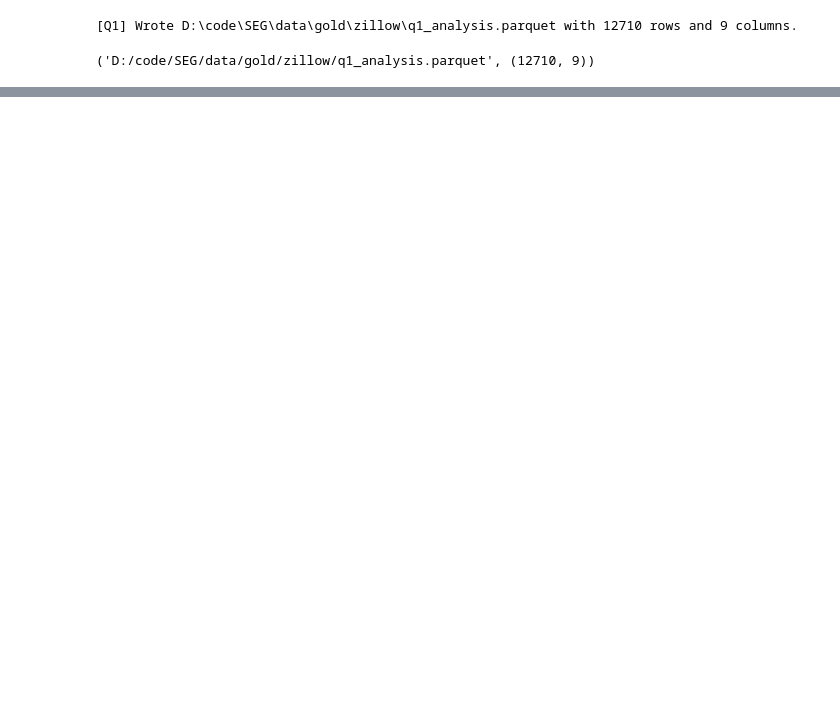
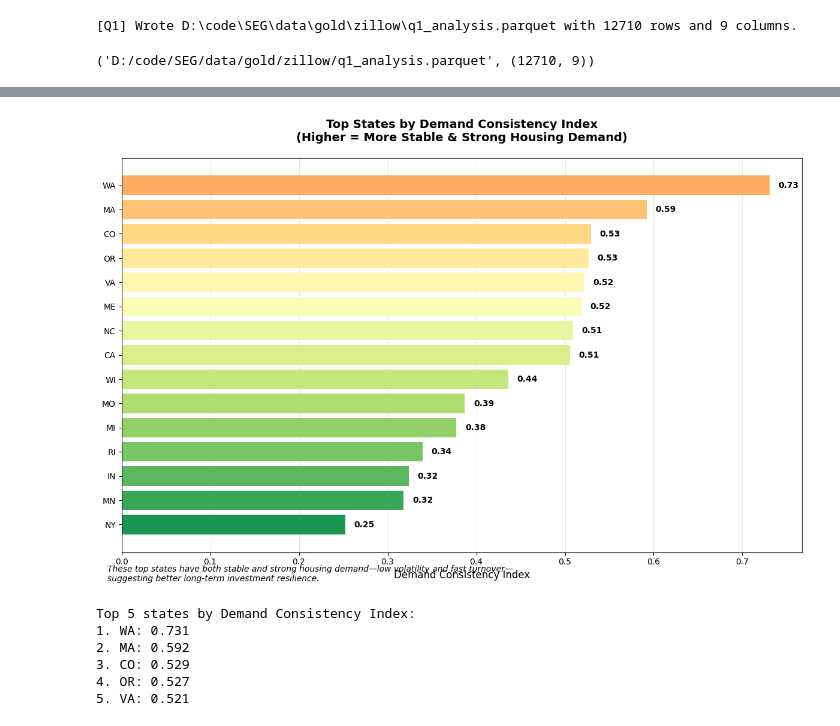
Before and after one commit to Tim-Chen11/STG, a Jupyter notebook: scripts/Q1_analysis.ipynb, the cells around one changed output, grey strips where cells are left out. Drawn from its saved outputs; the diff is of its cells as text; code cells hidden in the pictures; blank space fills up the shorter version.

```diff
--- a/scripts/Q1_analysis.ipynb
+++ b/scripts/Q1_analysis.ipynb
@@ -264,0 +378,13 @@ metrics_df.shape, metrics_df.head()
+# %%
+# Use a 4-week rolling mean (within each state) ONLY for volatility
+weekly_sm = (
+    weekly.lazy()
+    .with_columns(
+        pl.col("SaleListGapPct_w")
+          .rolling_mean(window_size=4, min_periods=1)
+          .over("State")
+          .alias("SaleListGapPct_w_smoothed")
+    )
+    .collect()
+)
+print("weekly_sm:", weekly_sm.shape, weekly_sm.columns)
@@ -264,0 +477,59 @@ metrics_df.shape, metrics_df.head()
+# %%
+# 1. Bar Chart — "Top States by Demand Consistency Index"
+import matplotlib.pyplot as plt
+import seaborn as sns
+import numpy as np
+
+# Get top 15 states for the bar chart
+top_states = rank_df.filter(pl.col("DemandConsistencyIndex").is_not_null()).head(15)
+
+fig, ax = plt.subplots(figsize=(12, 8))
+
+# Create horizontal bar chart
+states = top_states['Region'].to_list()
+indices = top_states['DemandConsistencyIndex'].to_list()
+
+# Create color gradient from green to red based on index values
+colors = plt.cm.RdYlGn(np.linspace(0.3, 0.9, len(indices)))
+
+bars = ax.barh(range(len(states)), indices, color=colors)
+
+# Customize the plot
+ax.set_yticks(range(len(states)))
+ax.set_yticklabels(states)
+ax.set_xlabel('Demand Consistency Index', fontsize=12)
+ax.set_title('Top States by Demand Consistency Index\n(Higher = More Stable & Strong Housing Demand)',
+             fontsize=14, fontweight='bold', pad=20)
+
+# Annotate bars with values
+for i, (bar, value) in enumerate(zip(bars, indices)):
+    width = bar.get_width()
+    ax.text(width + 0.01, bar.get_y() + bar.get_height()/2,
+            f'{value:.2f}', ha='left', va='center', fontweight='bold')
+
+# Invert y-axis to show highest at top
+ax.invert_yaxis()
+
+# Add grid for better readability
+ax.grid(axis='x', alpha=0.3)
+ax.set_axisbelow(True)
+
+# Add interpretation text
+plt.figtext(0.02, 0.02,
+           "These top states have both stable and strong housing demand—low volatility and fast turnover—\nsuggesting better long-term investment resilience.",
+           fontsize=10, style='italic', wrap=True)
+
+plt.tight_layout()
+plt.show()
+
+print(f"Top 5 states by Demand Consistency Index:")
+for i, row in enumerate(top_states.head(5).iter_rows(named=True)):
+    print(f"{i+1}. {row['Region']}: {row['DemandConsistencyIndex']:.3f}")
+# %% [output]
+[figure, added]
+Top 5 states by Demand Consistency Index:
+1. WA: 0.731
+2. MA: 0.592
+3. CO: 0.529
+4. OR: 0.527
+5. VA: 0.521
```
Also changed, not shown: parts of 13 cells of this notebook.
